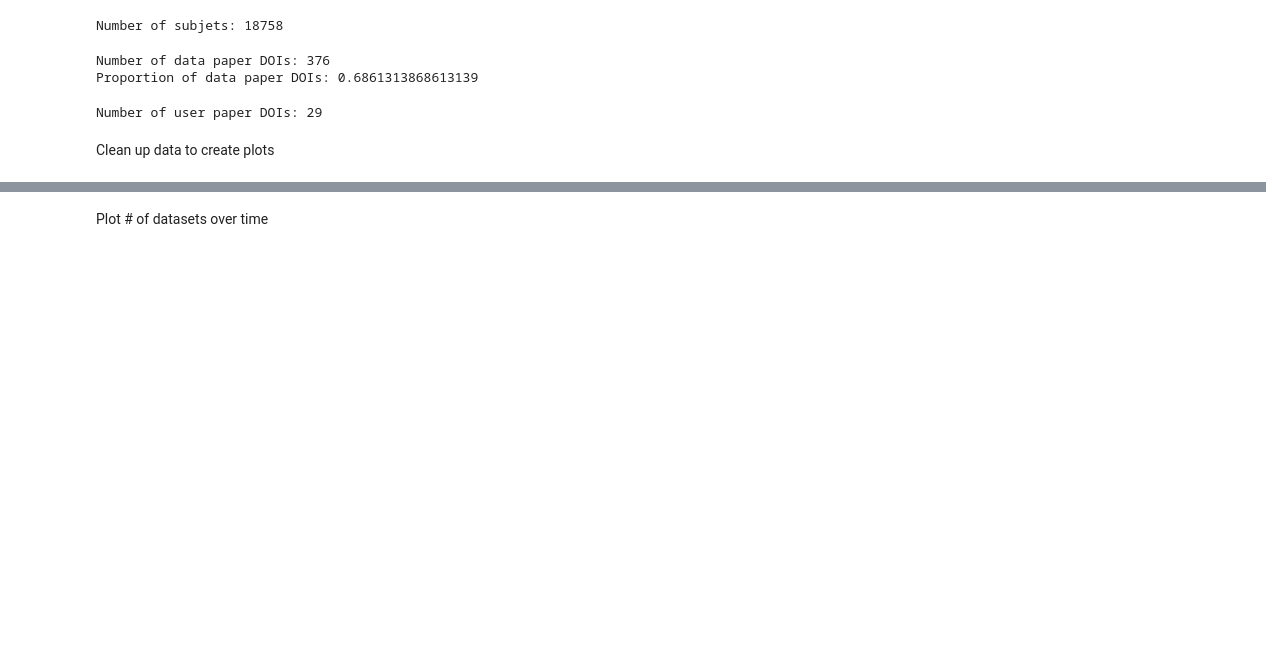
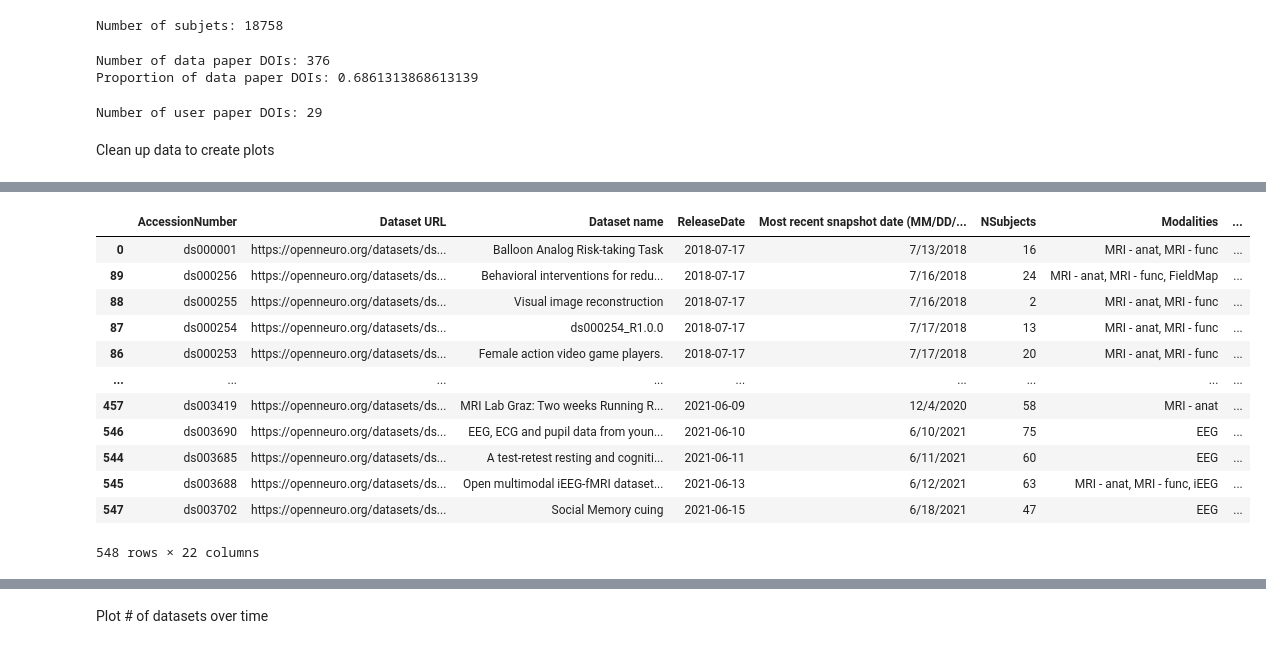
Before and after one commit to poldrack/OpenNeuro_analyses, a Jupyter notebook: metadata_analyses/DatabaseAndPublicationAnalyses.ipynb, the cells around one changed output, grey strips where cells are left out. Cells and saved outputs as stored; diff of their text form; code cells hidden in the pictures; blank space fills up the shorter version.

```diff
--- a/metadata_analyses/DatabaseAndPublicationAnalyses.ipynb
+++ b/metadata_analyses/DatabaseAndPublicationAnalyses.ipynb
@@ -71,4 +77,5 @@ print('Latest dataset:', dates.max())
 
 # fix dates to reflect fact that early datasets were all from openneuro
 #df_sorted.loc[df_sorted['ReleaseDate'] < pd.Timestamp(2018,8,1), 'ReleaseDate'] = '2018-08-01'
+df_sorted
 # %% [output]
@@ -76 +83,14 @@ Earliest dataset: 2018-07-13T00:00:00.000000000
 Latest dataset: 2021-06-15T00:00:00.000000000
+|  | AccessionNumber | Dataset URL | Dataset name | ReleaseDate | Most recent snapshot date (MM/DD/... | NSubjects | Modalities | ... |
+| 0 | ds000001 | https://openneuro.org/datasets/ds... | Balloon Analog Risk-taking Task | 2018-07-17 | 7/13/2018 | 16 | MRI - anat, MRI - func | ... |
+| 89 | ds000256 | https://openneuro.org/datasets/ds... | Behavioral interventions for redu... | 2018-07-17 | 7/16/2018 | 24 | MRI - anat, MRI - func, FieldMap | ... |
+| 88 | ds000255 | https://openneuro.org/datasets/ds... | Visual image reconstruction | 2018-07-17 | 7/16/2018 | 2 | MRI - anat, MRI - func | ... |
+| 87 | ds000254 | https://openneuro.org/datasets/ds... | ds000254_R1.0.0 | 2018-07-17 | 7/17/2018 | 13 | MRI - anat, MRI - func | ... |
+| 86 | ds000253 | https://openneuro.org/datasets/ds... | Female action video game players. | 2018-07-17 | 7/17/2018 | 20 | MRI - anat, MRI - func | ... |
+| ... | ... | ... | ... | ... | ... | ... | ... | ... |
+| 457 | ds003419 | https://openneuro.org/datasets/ds... | MRI Lab Graz: Two weeks Running R... | 2021-06-09 | 12/4/2020 | 58 | MRI - anat | ... |
+| 546 | ds003690 | https://openneuro.org/datasets/ds... | EEG, ECG and pupil data from youn... | 2021-06-10 | 6/10/2021 | 75 | EEG | ... |
+| 544 | ds003685 | https://openneuro.org/datasets/ds... | A test-retest resting and cogniti... | 2021-06-11 | 6/11/2021 | 60 | EEG | ... |
+| 545 | ds003688 | https://openneuro.org/datasets/ds... | Open multimodal iEEG-fMRI dataset... | 2021-06-13 | 6/12/2021 | 63 | MRI - anat, MRI - func, iEEG | ... |
+| 547 | ds003702 | https://openneuro.org/datasets/ds... | Social Memory cuing | 2021-06-15 | 6/18/2021 | 47 | EEG | ... |
+548 rows × 22 columns
```
Also changed, not shown: parts of 11 cells of this notebook.
